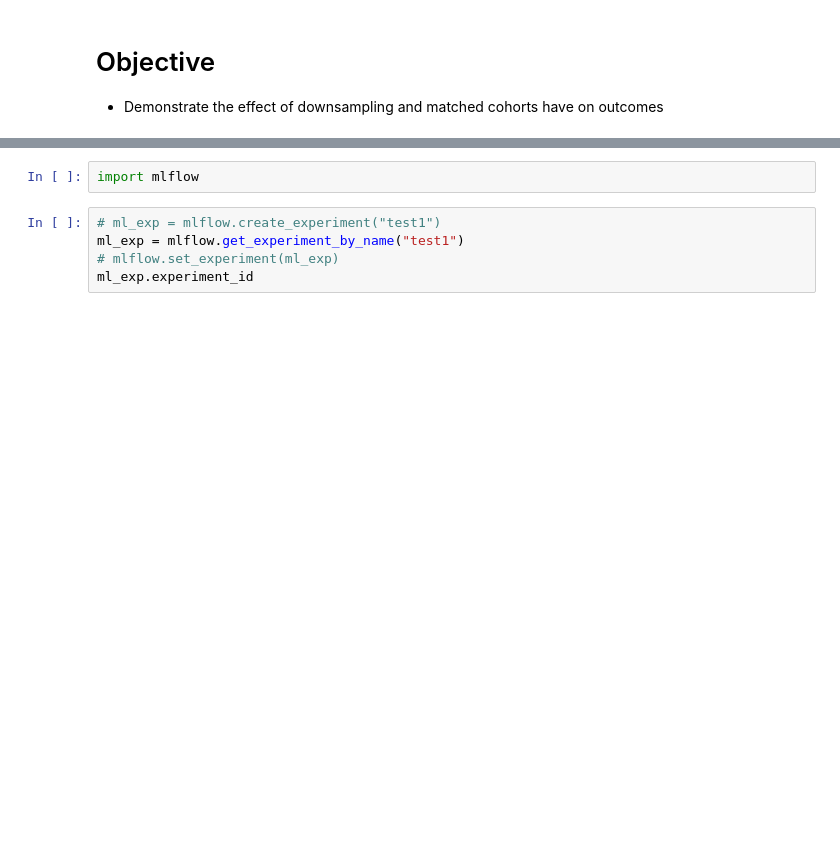
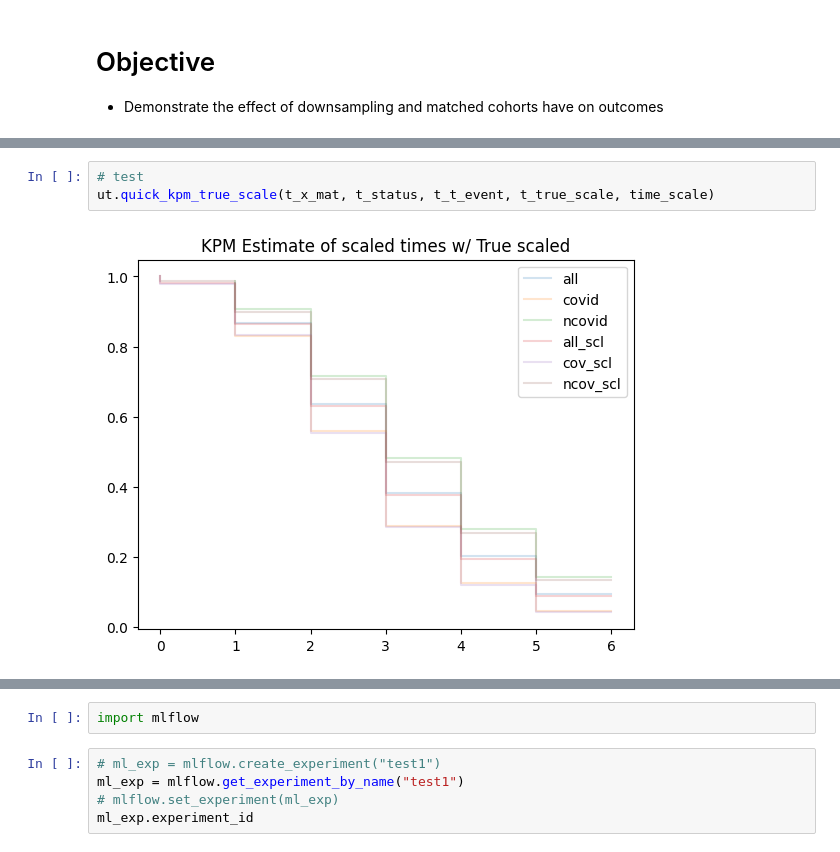
Before and after one commit to twj8CDC/PYMC_BART, a Jupyter notebook: eval_5_cc/cc_6_cohort_design_2.ipynb, the cells around one changed output, grey strips where cells are left out. Drawn from its saved outputs; the diff is of its cells as text; blank space fills up the shorter version.

```diff
--- a/eval_5_cc/cc_6_cohort_design_2.ipynb
+++ b/eval_5_cc/cc_6_cohort_design_2.ipynb
@@ -246,0 +82,5 @@ www = np.repeat(weight, intl)
+# %%
+# test
+ut.quick_kpm_true_scale(t_x_mat, t_status, t_t_event, t_true_scale, time_scale)
+# %% [output]
+[figure, added]
```
Also changed, not shown: parts of 106 cells of this notebook, 6 other files.
